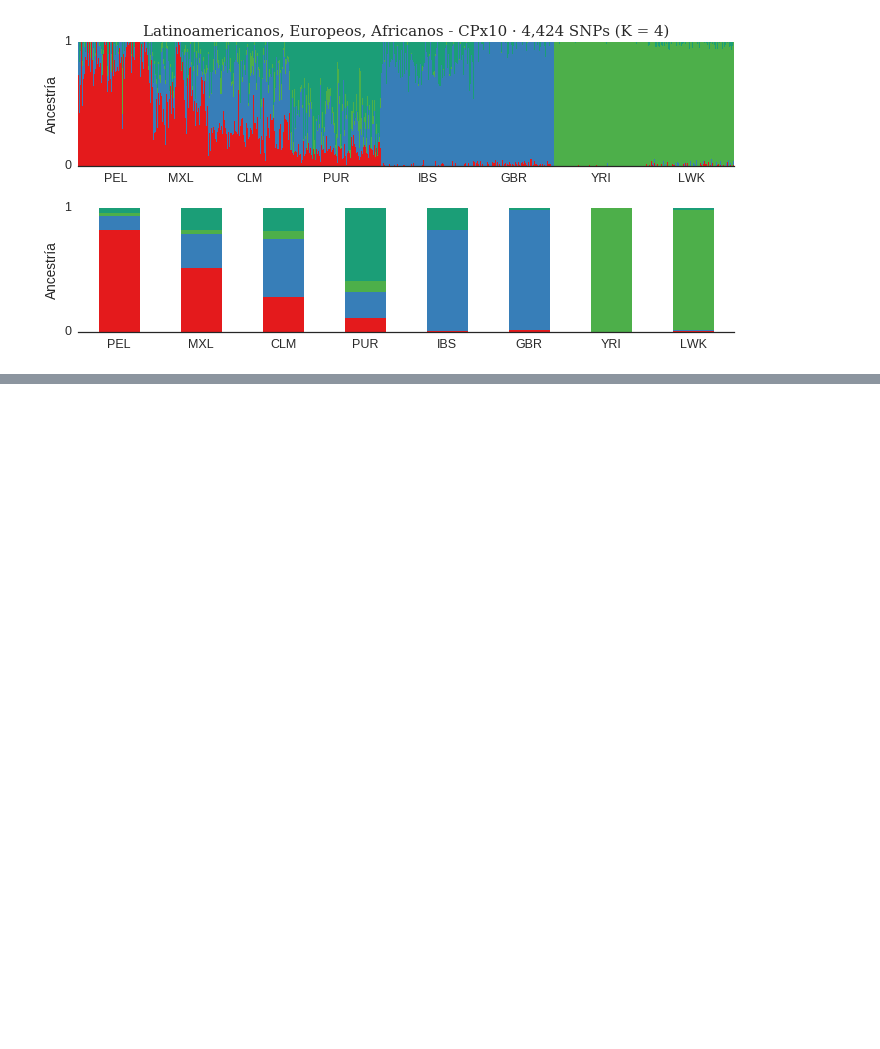
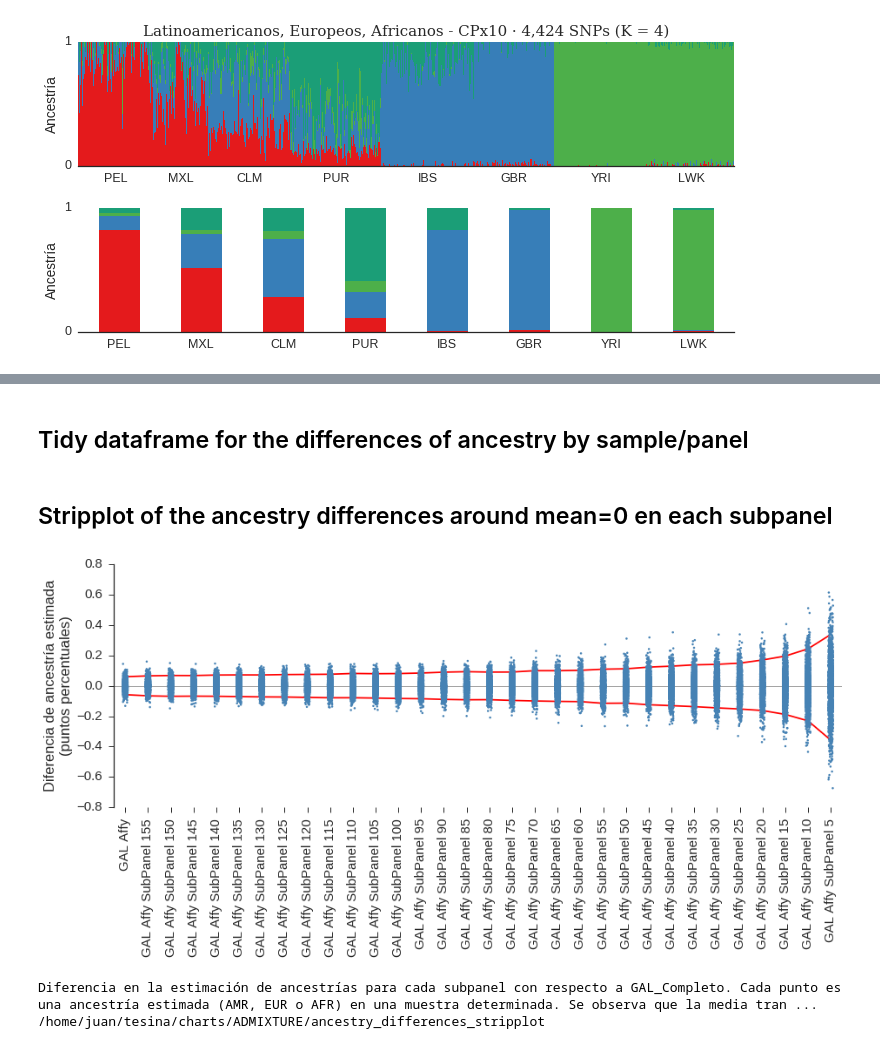
Before and after one commit to jmberros/ancestrator, a Jupyter notebook: admixture.ipynb, the cells around one changed output, grey strips where cells are left out. Saved outputs shown, nothing was run; the diff lists cells and outputs as text; code cells hidden in the pictures; blank space fills up the shorter version.

```diff
--- a/admixture.ipynb
+++ b/admixture.ipynb
@@ -168,0 +160,21 @@ for panel_label in panel_labels:
+# %% [markdown]
+## Tidy dataframe for the differences of ancestry by sample/panel
+# %%
+tidy_diff = pd.DataFrame({})
+aims_count = lambda label: len(Panel(label).snps)
+
+for dataset_label, differences in diff.items():
+    dataset = Dataset(*dataset_label.split('.'))
+    differences = differences.reset_index()
+    differences = differences[['sample', 'AMR', 'EUR', 'AFR']]
+    differences_tidy = pd.melt(differences, id_vars='sample',
+                               value_vars=['AMR', 'EUR', 'AFR'],
+                               var_name='ancestry',
+                               value_name='ancestry_diff')
+    differences_tidy['panel'] = dataset.panel.label
+    differences_tidy['aims_count'] = len(dataset.panel.snps)
+    tidy_diff = tidy_diff.append(differences_tidy)
+
+by_panel = tidy_diff.groupby('panel')['ancestry_diff']
+# %% [markdown]
+## Stripplot of the ancestry differences around mean=0 en each subpanel
@@ -168,0 +184,39 @@ for panel_label in panel_labels:
+# %%
+fig, ax = plt.subplots(figsize=(15, 5))
+
+sns.set_context('notebook', font_scale=1.15)
+sns.set_style('ticks')
+
+sns.stripplot(ax=ax, x='panel', y='ancestry_diff', marker='.',
+              data=tidy_diff, jitter=True, split=False, color='steelblue') #, palette='Set2')
+
+for q in [0.025, 0.975]:
+    quantiles = by_panel.quantile(q=q)[all_gal_panels()[1:]]
+    quantiles.plot(ax=ax, color='red')
+
+ax.axhline(0, linestyle='solid', color='gray', linewidth=0.75)
+# ax.axhline(0.05, linestyle='dotted', color='red', linewidth=0.75)
+# ax.axhline(-0.05, linestyle='dotted', color='red', linewidth=0.75)
+# ax.axhline(0.1, linestyle='solid', color='red', linewidth=0.75)
+# ax.axhline(-0.1, linestyle='solid', color='red', linewidth=0.75)
+ax.set_xticklabels([l.get_text().replace('_', ' ') for l in ax.get_xticklabels()],
+                    rotation=90)
+ax.set_ylabel('Diferencia de ancestría estimada\n(puntos percentuales)')
+ax.set_xlabel('')
+ax.set_xlim([-0.5, len(tidy_diff.panel.unique()) - 0.5])
+
+sns.despine(left=False, bottom=True)
+filename = '/home/juan/tesina/charts/ADMIXTURE/ancestry_differences_stripplot'
+plt.savefig(filename, bbox_inches='tight', dpi=300)
+
+plt.show()
+print('Diferencia en la estimación de ancestrías para cada subpanel con respecto a GAL_Completo. '
+      'Cada punto es una ancestría estimada (AMR, EUR o AFR) en una muestra determinada. '
+      'Se observa que la media transcurre alrededor del 0, pero el desvío estándar es alto, '
+      'y el error de estimación para los límites de +-0.025 que definimos en todos los paneles '
+      '(líneas rojas).')
+print(filename)
+# %% [output]
+[figure, added]
+Diferencia en la estimación de ancestrías para cada subpanel con respecto a GAL_Completo. Cada punto es una ancestría estimada (AMR, EUR o AFR) en una muestra determinada. Se observa que la media tran ...
+/home/juan/tesina/charts/ADMIXTURE/ancestry_differences_stripplot
```
Also changed, not shown: parts of 18 cells of this notebook, 11 other files.
